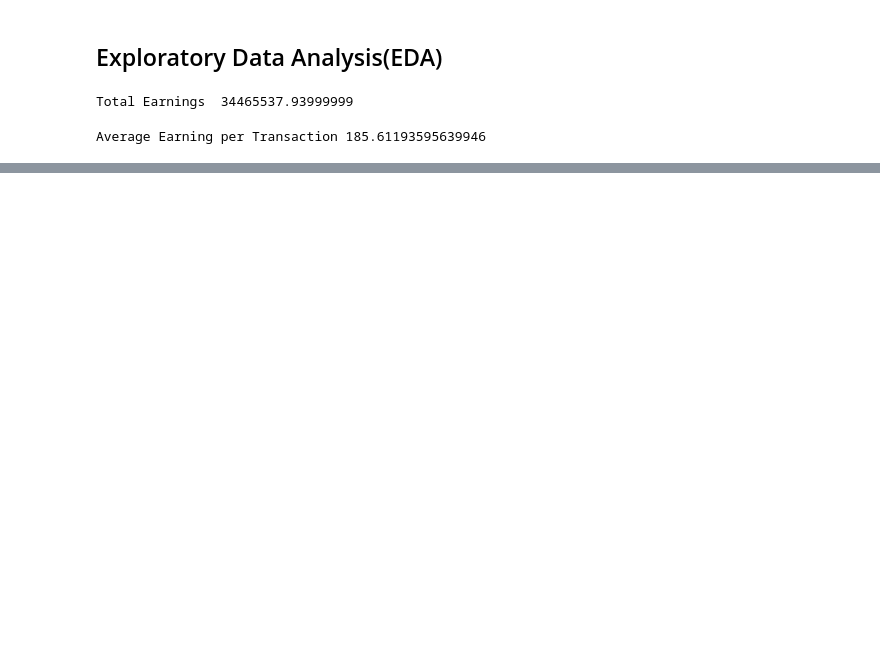
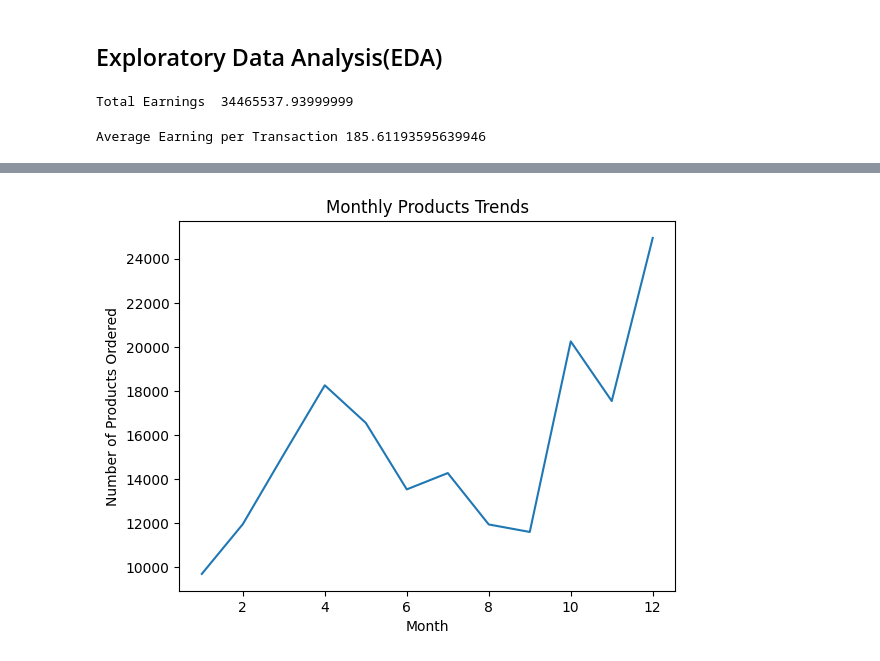
Before and after one commit to Hansil-Chapadiya/DataScience_MachineLearning, a Jupyter notebook: DSAndML/Jupyternotebook/SalesDataAnalysis.ipynb, the cells around one changed output, grey strips where cells are left out. Drawn from its saved outputs; the diff is of its cells as text; code cells hidden in the pictures; blank space fills up the shorter version.

```diff
--- a/DSAndML/Jupyternotebook/SalesDataAnalysis.ipynb
+++ b/DSAndML/Jupyternotebook/SalesDataAnalysis.ipynb
@@ -127,0 +152,11 @@ Average Earning per Transaction 185.61193595639946
+# %%
+# Count Number of Product Ordered
+df['Month'] = df['Order Date'].dt.month
+monthly_trends = df.groupby('Month')['Product'].count()  # Count of products per month
+plt.plot(monthly_trends.index, monthly_trends.values)
+plt.title('Monthly Products Trends')
+plt.xlabel('Month')
+plt.ylabel('Number of Products Ordered')
+plt.show()
+# %% [output]
+[figure, added]
```
Also changed, not shown: parts of 5 cells of this notebook.
